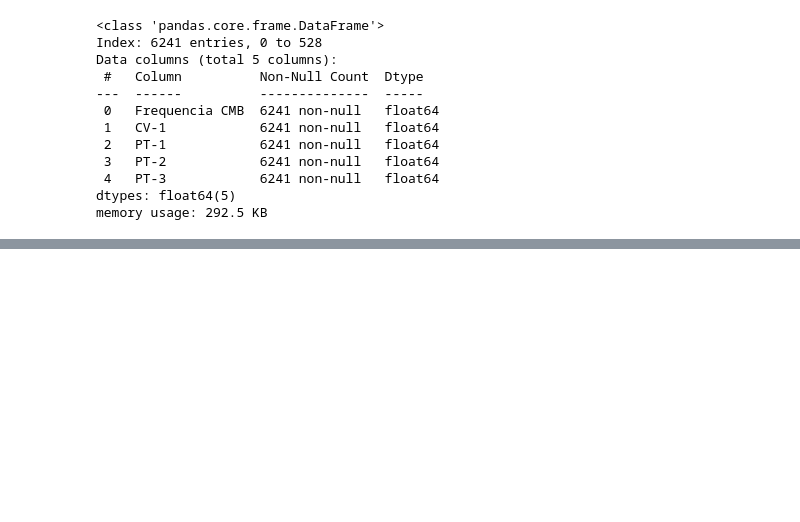
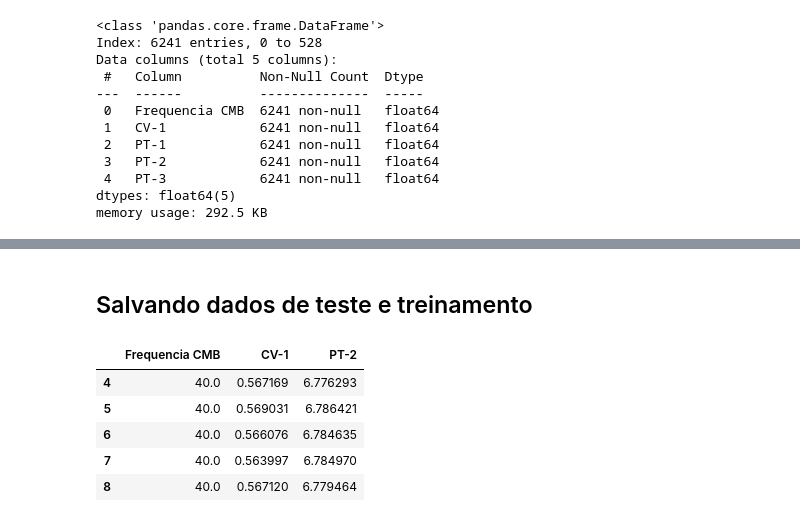
Before and after one commit to Miguel-mmf/smart-automation, a Jupyter notebook: ava02/pt2/analise_exploratoria.ipynb, the cells around one changed output, grey strips where cells are left out. Drawn from its saved outputs; the diff is of its cells as text; code cells hidden in the pictures; blank space fills up the shorter version.

Commit message:
atualizacao dos dados (1s)

```diff
--- a/ava02/pt2/analise_exploratoria.ipynb
+++ b/ava02/pt2/analise_exploratoria.ipynb
@@ -285 +334,3 @@ memory usage: 292.5 KB
+# %% [markdown]
+## Salvando dados de teste e treinamento
 # %%
@@ -292,0 +342,9 @@ report.save('./data/1s/train_test_data_report.html')
+# %%
+train_data.head()
+# %% [output]
+|  | Frequencia CMB | CV-1 | PT-2 |
+| 4 | 40.0 | 0.567169 | 6.776293 |
+| 5 | 40.0 | 0.569031 | 6.786421 |
+| 6 | 40.0 | 0.566076 | 6.784635 |
+| 7 | 40.0 | 0.563997 | 6.784970 |
+| 8 | 40.0 | 0.567120 | 6.779464 |
```
Also changed, not shown: parts of 15 cells of this notebook, 6 other files.
